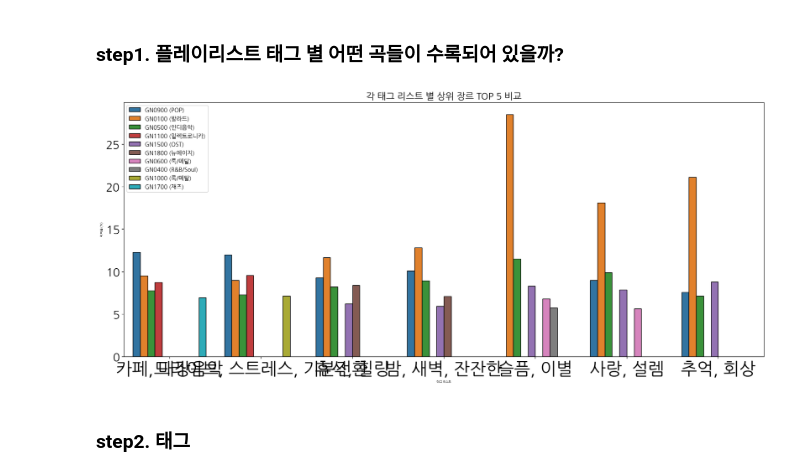
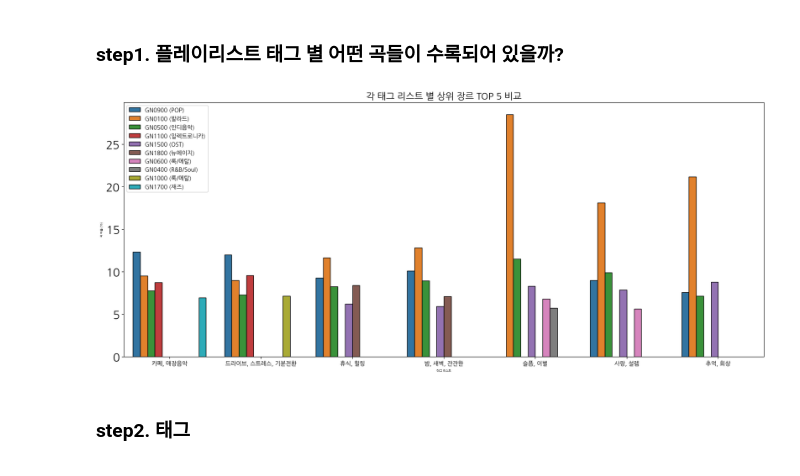
Before and after one commit to pulpo125/AIPlayer_Pling, a Jupyter notebook: 1_analysis/2_EDA.ipynb, the cells around one changed output. Drawn from its saved outputs; the diff is of its cells as text; code cells hidden in the pictures.

```diff
--- a/1_analysis/2_EDA.ipynb
+++ b/1_analysis/2_EDA.ipynb
@@ -490,0 +419,2 @@ print("아웃라이어 값(정렬):", sorted_outlier_points) # 107~200
+# %%
+playlists['songs_cnt'] = playlists['songs'].apply(lambda x : len(x))
@@ -546,3 +641,6 @@ print(Q3+(1.5*IQR))
 # %% [output]
 -33.5
 106.5
+# %%
+ply_song_freq = playlists.explode('songs').groupby('songs').count()['id']
+ply_song_freq
@@ -576,0 +825,30 @@ print(Q3+(1.5*IQR))
+# %%
+# 로그 변환 적용
+# NaN 값을 0으로 대체
+playlists['tag_freq'].fillna(0, inplace=True)
+# 무한대 값을 NaN으로 대체
+playlists['tag_freq'].replace([np.inf, -np.inf], np.nan, inplace=True)
+# 로그 변환
+playlists['tag_freq'] = np.log1p(playlists['tag_freq'])
+
+# 좋아요 수의 로그 변환 결과를 시각화
+plt.figure(figsize=(12, 6))
+plt.subplot(1, 2, 1)
+plt.hist(ply_tag_freq, bins=10, color='b', alpha=0.5, label='tag_cnt')
+plt.title('Tag_cnt Distribution', fontsize=16)
+plt.xlabel('tag_freq', fontsize=14)
+plt.ylabel('tag_cnt', fontsize=14)
+plt.xticks(fontsize=10)
+plt.yticks(fontsize=10)
+plt.legend(fontsize=12)
+
+plt.subplot(1, 2, 2)
+plt.hist(playlists['tag_freq'], bins=10, color='g', alpha=0.5, label='Log(tag_cnt)')
+plt.title('Log(Tag_cnt) Distribution', fontsize=16)
+plt.xlabel('Log(tag_freq)', fontsize=14)
+plt.ylabel('Log(tag_cnt)', fontsize=14)
+plt.xticks(fontsize=10)
+plt.yticks(fontsize=10)
+plt.legend(fontsize=12)
+
+plt.show()
@@ -731,34 +1011,35 @@ song_tag_map_sample_7_gnr_rank.loc[:, 'song_cnt_ratio'] = round(song_tag_map_sam
 song_tag_map_sample_7_gnr_rank['gnr_rank'] = song_tag_map_sample_7_gnr_rank['song_cnt_ratio'].rank(ascending = False)
 song_tag_map_sample_7_gnr_rank['tag_list'] = '카페, 매장음악'
 song_tag_map_sample_7_gnr_rank.rename(columns = {'gnr_code_name' : '장르', 'song_cnt' : '곡 수', 'song_cnt_ratio' : '비율(%)', 'gnr_rank' : '순위', 'tag_list' : '태그 리스트'}, inplace = True)
 
 # delete object
 del song_tag_map_sample_1, song_tag_map_sample_2, song_tag_map_sample_3, song_tag_map_sample_4, song_tag_map_sample_5, song_tag_map_sample_6, song_tag_map_sample_7
 
 # row binding
 song_tag_map_sample_rbind = pd.concat(
     [song_tag_map_sample_1_gnr_rank, song_tag_map_sample_2_gnr_rank, song_tag_map_sample_3_gnr_rank,
      song_tag_map_sample_4_gnr_rank, song_tag_map_sample_5_gnr_rank, song_tag_map_sample_6_gnr_rank,
      song_tag_map_sample_7_gnr_rank],
     axis = 0
 )
 
 # plotting
 
 plt.figure(figsize=(20, 8))
 
 song_tag_map_sample_rbind_plot = sns.barplot(
     data = song_tag_map_sample_rbind.loc[song_tag_map_sample_rbind['순위'] <= 5, :].sort_values(by = '순위'),
     x = '태그 리스트', y = '비율(%)', hue = '장르', edgecolor = "black"
 )
 song_tag_map_sample_rbind_plot.set_title('각 태그 리스트 별 상위 장르 TOP 5 비교', fontsize=16)
 song_tag_map_sample_rbind_plot.set_xlabel('태그 리스트', fontsize=5)
 song_tag_map_sample_rbind_plot.set_ylabel('곡 비율 (%)', fontsize=5)
 song_tag_map_sample_rbind_plot.legend(fontsize=10)
 
+plt.xticks(fontsize=10)
 plt.show()
 # %% [output]
-[figure, old version]
+[figure, new version]
 # %% [markdown]
 ### step2. 태그
 # %%
```
Also changed, not shown: parts of 34 cells of this notebook, 2 other files.
